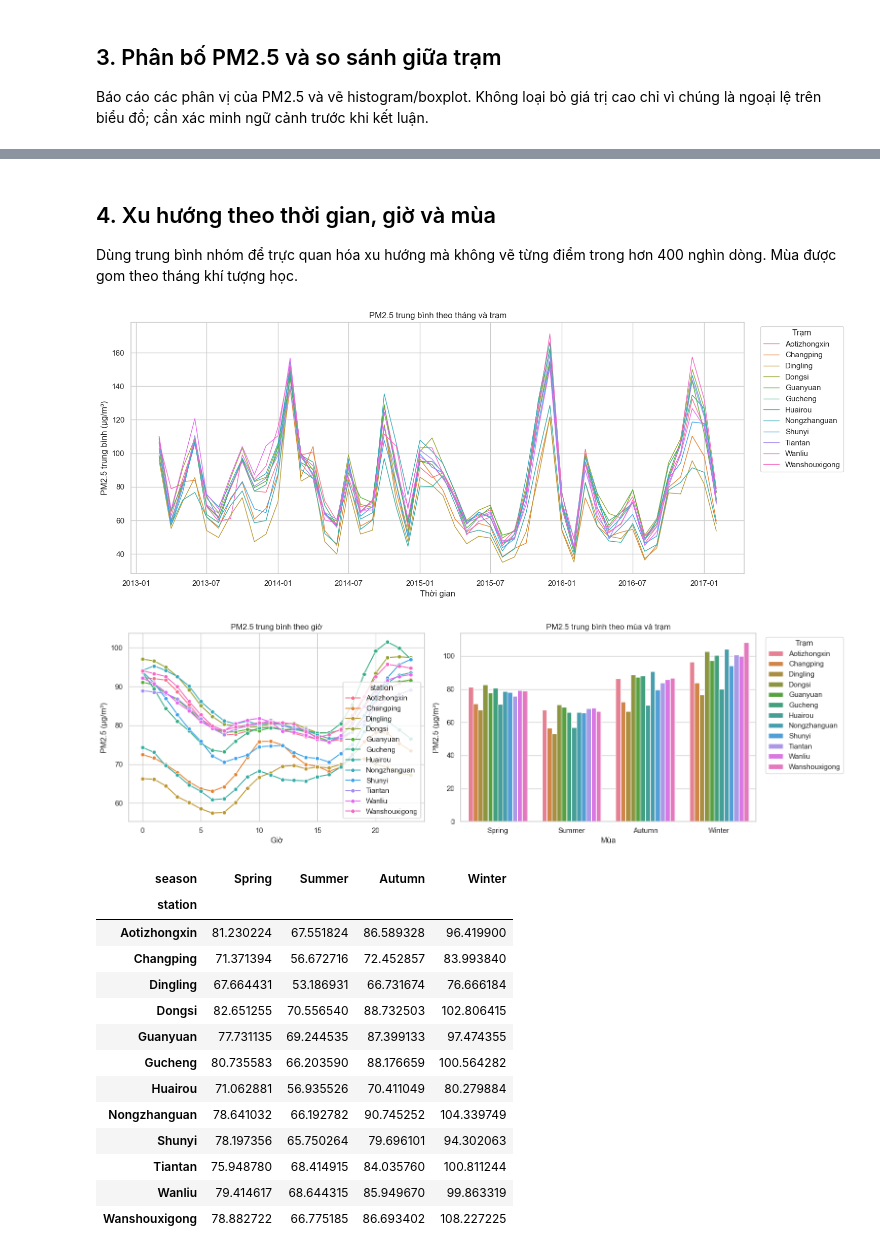
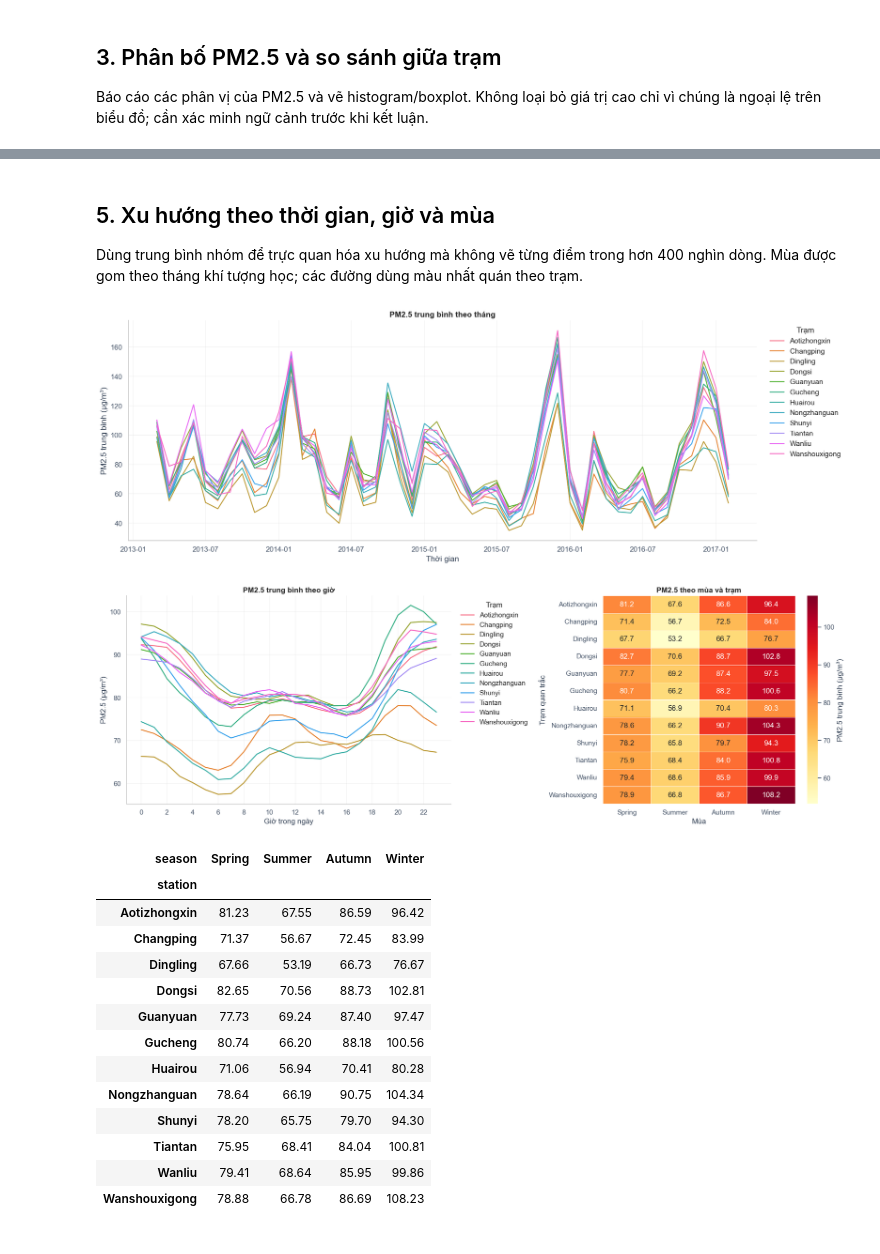
Before and after one commit to bjruly/sgu_finalproject_machinelearning_2026-2027, a Jupyter notebook: notebooks/01_eda_and_preprocessing.ipynb, the cells around one changed output, grey strips where cells are left out. Drawn from its saved outputs; the diff is of its cells as text; code cells hidden in the pictures.

```diff
--- a/notebooks/01_eda_and_preprocessing.ipynb
+++ b/notebooks/01_eda_and_preprocessing.ipynb
@@ -220,61 +409,75 @@ plt.show()
 # %% [markdown]
-## 4. Xu hướng theo thời gian, giờ và mùa
+## 5. Xu hướng theo thời gian, giờ và mùa
 
-Dùng trung bình nhóm để trực quan hóa xu hướng mà không vẽ từng điểm trong hơn 400 nghìn dòng. Mùa được gom theo tháng khí tượng học.
+Dùng trung bình nhóm để trực quan hóa xu hướng mà không vẽ từng điểm trong hơn 400 nghìn dòng. Mùa được gom theo tháng khí tượng học; các đường dùng màu nhất quán theo trạm.
 # %%
 monthly_pm25 = (
     df.dropna(subset=["datetime"])
     .set_index("datetime")
     .groupby("station")["PM2.5"]
     .resample("MS")
     .mean()
     .rename("PM2.5")
     .reset_index()
 )
-plt.figure(figsize=(15, 6))
-sns.lineplot(data=monthly_pm25, x="datetime", y="PM2.5", hue="station", linewidth=1)
-plt.title("PM2.5 trung bình theo tháng và trạm")
-plt.xlabel("Thời gian")
-plt.ylabel("PM2.5 trung bình (µg/m³)")
-plt.legend(title="Trạm", bbox_to_anchor=(1.02, 1), loc="upper left")
+fig, ax = plt.subplots(figsize=(17, 6))
+sns.lineplot(
+    data=monthly_pm25, x="datetime", y="PM2.5", hue="station",
+    hue_order=stations, palette=station_palette, linewidth=1.5, ax=ax,
+)
+ax.set(title="PM2.5 trung bình theo tháng", xlabel="Thời gian", ylabel="PM2.5 trung bình (µg/m³)")
+ax.legend(title="Trạm", bbox_to_anchor=(1.01, 1), loc="upper left", frameon=False)
+style_axes([ax])
 plt.tight_layout()
 plt.show()
 
 hourly_pm25 = df.groupby(["station", "hour"], as_index=False)["PM2.5"].mean()
 month_to_season = {
     12: "Winter", 1: "Winter", 2: "Winter",
     3: "Spring", 4: "Spring", 5: "Spring",
     6: "Summer", 7: "Summer", 8: "Summer",
     9: "Autumn", 10: "Autumn", 11: "Autumn",
 }
 df["season"] = df["month"].map(month_to_season)
 seasonal_pm25 = df.groupby(["station", "season"], as_index=False)["PM2.5"].mean()
 season_order = ["Spring", "Summer", "Autumn", "Winter"]
 
-fig, axes = plt.subplots(1, 2, figsize=(16, 5))
-sns.lineplot(data=hourly_pm25, x="hour", y="PM2.5", hue="station", marker="o", ax=axes[0])
-axes[0].set(title="PM2.5 trung bình theo giờ", xlabel="Giờ", ylabel="PM2.5 (µg/m³)")
-sns.barplot(data=seasonal_pm25, x="season", y="PM2.5", hue="station", order=season_order, ax=axes[1])
-axes[1].set(title="PM2.5 trung bình theo mùa và trạm", xlabel="Mùa", ylabel="PM2.5 (µg/m³)")
-axes[1].legend(title="Trạm", bbox_to_anchor=(1.02, 1), loc="upper left")
+fig, axes = plt.subplots(1, 2, figsize=(18, 6), gridspec_kw={"width_ratios": [1.35, 1]})
+sns.lineplot(
+    data=hourly_pm25, x="hour", y="PM2.5", hue="station",
+    hue_order=stations, palette=station_palette, linewidth=1.7, ax=axes[0],
+)
+axes[0].set(title="PM2.5 trung bình theo giờ", xlabel="Giờ trong ngày", ylabel="PM2.5 (µg/m³)")
+axes[0].set_xticks(range(0, 24, 2))
+axes[0].legend(title="Trạm", bbox_to_anchor=(1.01, 1), loc="upper left", frameon=False)
+
+seasonal_matrix = seasonal_pm25.pivot(index="station", columns="season", values="PM2.5").reindex(
+    index=stations, columns=season_order
+)
+sns.heatmap(
+    seasonal_matrix, annot=True, fmt=".1f", cmap="YlOrRd", linewidths=0.5,
+    linecolor="white", cbar_kws={"label": "PM2.5 trung bình (µg/m³)"}, ax=axes[1],
+)
+axes[1].set(title="PM2.5 theo mùa và trạm", xlabel="Mùa", ylabel="Trạm quan trắc")
+style_axes(axes)
 plt.tight_layout()
 plt.show()
-display(seasonal_pm25.pivot(index="station", columns="season", values="PM2.5").reindex(columns=season_order))
+display(seasonal_matrix.round(2))
 # %% [output]
-[figure, old version]
+[figure, new version]
-[figure, old version]
+[figure, new version]
 | season | Spring | Summer | Autumn | Winter |
 | station |  |  |  |  |
-| Aotizhongxin | 81.230224 | 67.551824 | 86.589328 | 96.419900 |
-| Changping | 71.371394 | 56.672716 | 72.452857 | 83.993840 |
-| Dingling | 67.664431 | 53.186931 | 66.731674 | 76.666184 |
-| Dongsi | 82.651255 | 70.556540 | 88.732503 | 102.806415 |
-| Guanyuan | 77.731135 | 69.244535 | 87.399133 | 97.474355 |
-| Gucheng | 80.735583 | 66.203590 | 88.176659 | 100.564282 |
-| Huairou | 71.062881 | 56.935526 | 70.411049 | 80.279884 |
-| Nongzhanguan | 78.641032 | 66.192782 | 90.745252 | 104.339749 |
-| Shunyi | 78.197356 | 65.750264 | 79.696101 | 94.302063 |
-| Tiantan | 75.948780 | 68.414915 | 84.035760 | 100.811244 |
-| Wanliu | 79.414617 | 68.644315 | 85.949670 | 99.863319 |
-| Wanshouxigong | 78.882722 | 66.775185 | 86.693402 | 108.227225 |
+| Aotizhongxin | 81.23 | 67.55 | 86.59 | 96.42 |
+| Changping | 71.37 | 56.67 | 72.45 | 83.99 |
+| Dingling | 67.66 | 53.19 | 66.73 | 76.67 |
+| Dongsi | 82.65 | 70.56 | 88.73 | 102.81 |
+| Guanyuan | 77.73 | 69.24 | 87.40 | 97.47 |
+| Gucheng | 80.74 | 66.20 | 88.18 | 100.56 |
+| Huairou | 71.06 | 56.94 | 70.41 | 80.28 |
+| Nongzhanguan | 78.64 | 66.19 | 90.75 | 104.34 |
+| Shunyi | 78.20 | 65.75 | 79.70 | 94.30 |
+| Tiantan | 75.95 | 68.41 | 84.04 | 100.81 |
+| Wanliu | 79.41 | 68.64 | 85.95 | 99.86 |
+| Wanshouxigong | 78.88 | 66.78 | 86.69 | 108.23 |
 # %% [markdown]
```
Also changed, not shown: parts of 10 cells of this notebook, 1 other file.
